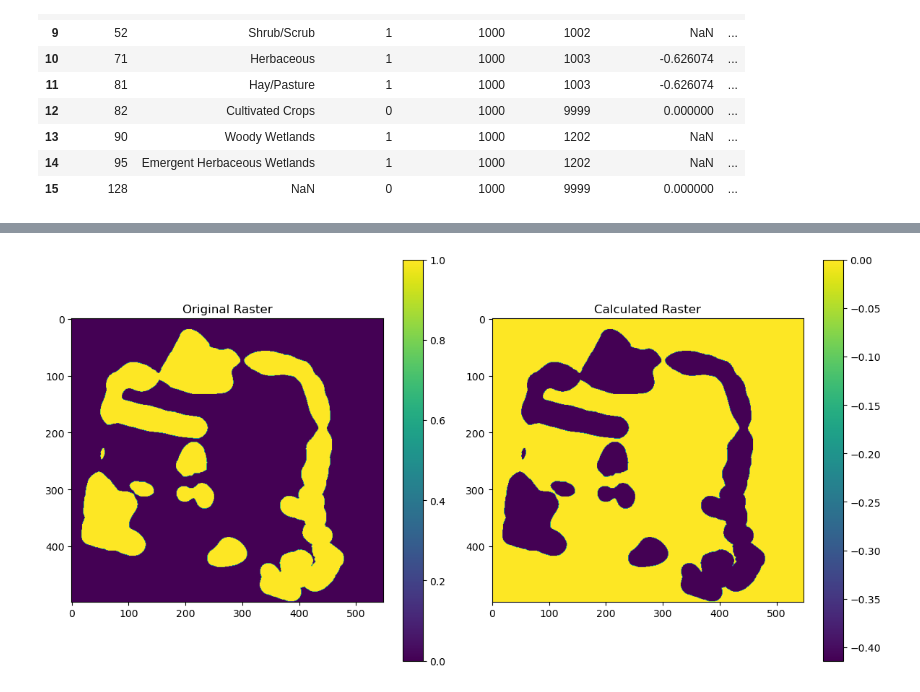
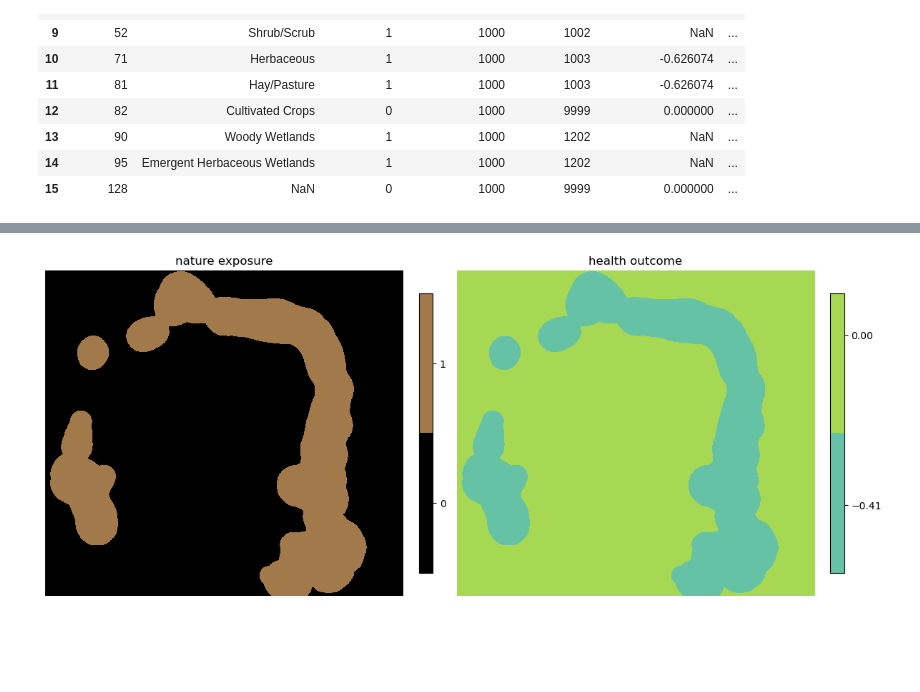
Before and after one commit to natcap/invest-mental-health, a Jupyter notebook: code/mental-health-model-case-study.ipynb, the cells around one changed output, grey strips where cells are left out. Drawn from its saved outputs; the diff is of its cells as text; code cells hidden in the pictures; blank space fills up the shorter version.

Commit message:
run data on forest, grassland, and water, and estimate total effect size

```diff
--- a/code/mental-health-model-case-study.ipynb
+++ b/code/mental-health-model-case-study.ipynb
@@ -251,8 +252,8 @@ print(land_cover_df)
 
 # file_path1 = './output/accessible_urban_nature_lucode_42.tif'
 # file_path1 = 'usa_ppp_2020_UNadj_constrained_SF_proj_NoDataTo0.tif'
-file_path1 = './output/urban_nature_demand.tif'
-file_path2 = './output/urban_nature_supply_percapita.tif'
+file_path1 = './output/urban_nature_demand_' + lc_code_string + '.tif'
+file_path2 = './output/urban_nature_supply_percapita_' + lc_code_string + '.tif'
 
 
 
@@ -274,7 +275,7 @@ nlcd_norm = mcolors.BoundaryNorm(sorted(nlcd_class_values.keys()), nlcd_cmap.N)
 # # Define the no-data value if known (e.g., -9999 or 0)
 no_data_value = -9999  # Update this value based on your data's specifics
 
-# Open the population density raster
+# Open the demand raster
 with rasterio.open(file_path1) as src_1:
     data1 = src_1.read(1)  # Read the first band
     # Mask no-data values
@@ -287,7 +288,7 @@ with rasterio.open(file_path1) as src_1:
 
     # data1_extent = [src_1.bounds.left, src_1.bounds.right, src_1.bounds.bottom, src_1.bounds.top]
 
-# Open the DEM raster
+# Open the supply raster
 with rasterio.open(file_path2) as src2:
     nat_sup = src2.read(1)  # Read the first band
     # Mask no-data values
@@ -494,24 +531,59 @@ lc_tab
 # %%
+## 1. Locate `nature_code`
+df = lc_tab[['lulc_code', 'nature_code']]
+nature_code = df.loc[df['lulc_code'].isin(lc_code_i)]
+
+# Get the unique values of 'B' column
+nature_code_i = nature_code['nature_code'].unique()[0]
+print(nature_code_i)
+
+## 2. Locate effect size
 # Assume you need a specific value from a column named 'Parameter'
-# Let's also assume you are interested in the first row of this column
-value_from_excel = lc_tab['effect_size_anxiety'][0]
+mh_indicator = 'effect_size_anxiety'
+value_from_excel = lc_tab.loc[lc_tab['nature_code'] == nature_code_i, mh_indicator].values[0]
 
 print(value_from_excel)
 
-# Calculate new raster values
+
+## 3. Calculate new raster values
 # E.g., multiply each pixel by the value from Excel
-new_raster_data = nat_sup_nat1 * value_from_excel
+es_i = nat_sup_nat1 * value_from_excel
 
 # Handle no-data values appropriately
-new_raster_data[nat_sup_nat1 == src.nodata] = src.nodata
+es_i[nat_sup_nat1 == src.nodata] = src.nodata
+
+
+
+# Function to process raster data
+def process_raster_data(data):
+    # Ensure all values are float
+    data = data.astype(np.float32)
+    # Round values to two decimal places
+    data = np.round(data, 2)
+    # Replace -0.0 with 0.0 and handle 0.0 appropriately
+    data = np.where(np.isclose(data, -0.0), 0, data)
+    data = np.where(np.isclose(data, 0.0), 0, data)
+    return data
+# Process raster data to replace -0.0 with 0.0
+es_i = process_raster_data(es_i)
+
+# Get unique values
+unique_values2 = np.unique(es_i)
+print("Unique values:", unique_values2)
+# Generate colors for each unique value
+N2 = len(unique_values2)
+print("N2:", N2)
+min_val2 = min(unique_values2)
+max_val2 = max(unique_values2)
 
 
 ## Save the Calculated Raster
-output_raster_path = 'output_raster.tif'
+output_raster_path = mh_indicator + '_' + str(nature_code_i) + '.tif'
+print(output_raster_path)
 
 # Write the new raster data
 with rasterio.open(output_raster_path, 'w', **raster_profile) as dst:
-    dst.write(new_raster_data, 1)
+    dst.write(es_i, 1)
 
 
 
@@ -520,15 +592,24 @@ with rasterio.open(output_raster_path, 'w', **raster_profile) as dst:
 plt.figure(figsize=(12, 6))
 
 plt.subplot(1, 2, 1)
-plt.imshow(nat_sup_nat1, cmap='viridis')
-plt.title('Original Raster')
-plt.colorbar()
+plt.imshow(nat_sup_nat1,
+        #    cmap='viridis',
+           cmap=discrete_cmap(N, 'cubehelix'))
+plt.title('nature exposure')
+plt.colorbar(ticks=range(N), fraction=0.036, pad=0.04)
+plt.clim(-0.5, N - 0.5)
+plt.axis('off')
+
 
 plt.subplot(1, 2, 2)
-plt.imshow(new_raster_data, cmap='viridis')
-plt.title('Calculated Raster')
-plt.colorbar()
-
+plt.imshow(es_i,
+        #    cmap='viridis')
+        # cmap=discrete_cmap(N2, min_val2, max_val2,'cubehelix'))
+           cmap=discrete_cmap(N2, 'Set2'))
+plt.title('health outcome')
+plt.colorbar(ticks=unique_values2, fraction=0.036, pad=0.04)
+plt.clim(min_val2-abs(min_val2)*0.4, max_val2+0.1) # set the color limits.
+plt.axis('off')
 plt.tight_layout()
 plt.show()
 # %% [output]
@@ -536 +621 @@ plt.show()
-[figure, old version]
+[figure, new version]
```
Also changed, not shown: parts of 18 cells of this notebook.
